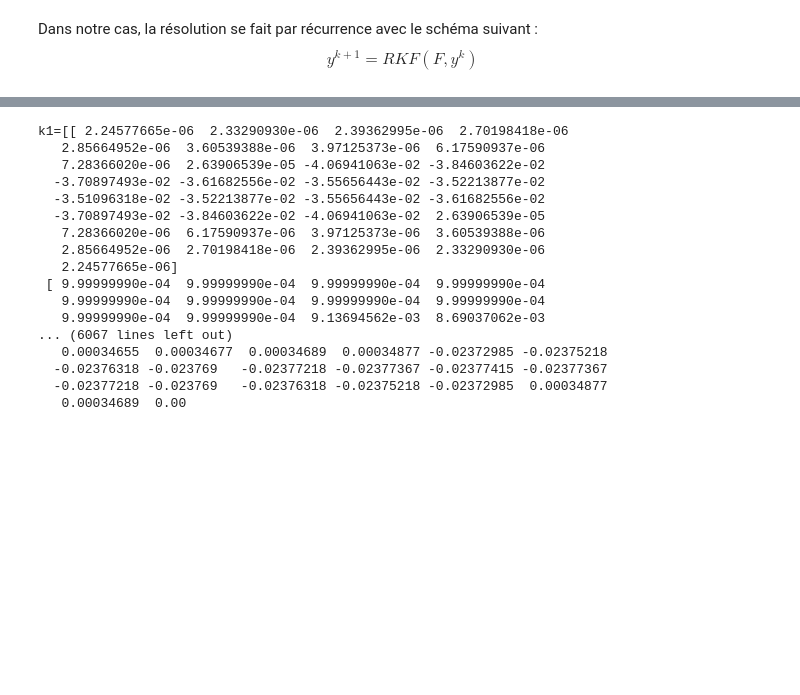
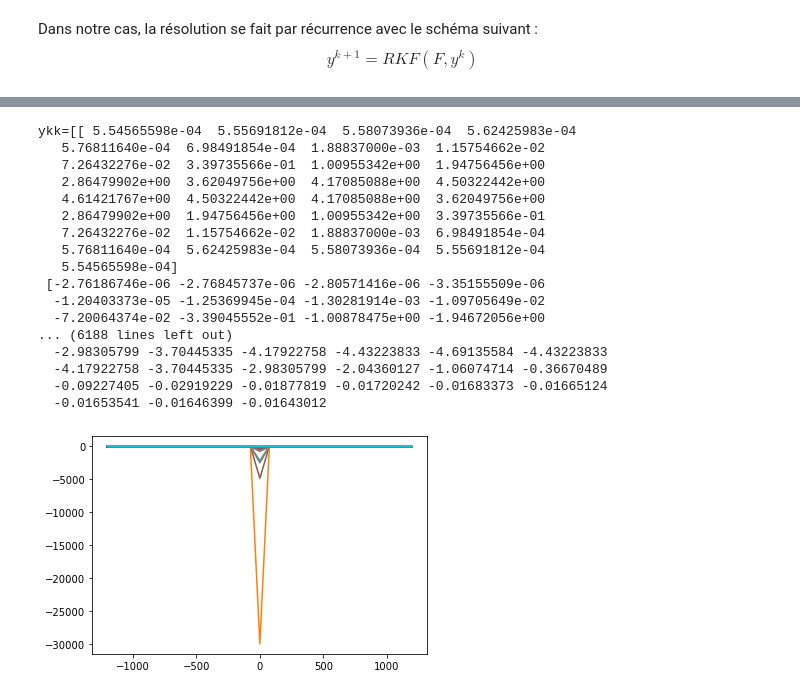
Before and after one commit to thomas-dubard/Seismes-induits, a Jupyter notebook: Modélisation.ipynb, the cells around one changed output, grey strips where cells are left out. Cells and saved outputs as stored; diff of their text form; code cells hidden in the pictures; blank space fills up the shorter version.

```diff
--- a/Modélisation.ipynb
+++ b/Modélisation.ipynb
@@ -70,23 +70,23 @@ mu = 30e9
 sigma = 100e6
 rho = 2400
 
-a = 2e-4
+a = 2e-3
 b = 1e-3
 v0 = 1e-9
 dc = 1e-3
 taubdot = 1e-2 #Pa.s-1
 
-eta = np.sqrt(mu*rho/2)
-Lb = mu*dc/(b*sigma)
+eta = np.sqrt(mu*rho/2) #=6000000
+Lb = mu*dc/(b*sigma) #=300
 
-alpha = a/b
-beta = eta*v0/(b*sigma)
-taubbardot = dc*taubdot/(b*sigma*v0)
+alpha = a/b #=0.2
+beta = eta*v0/(b*sigma) #=6e-08
+taubbardot = dc*taubdot/(b*sigma*v0) #=0.1
 
-deltaX = int(Lb/4)
+deltaX = int(Lb/4) #=75
 #deltaX < Lb
 #L > Lb
-N = 300
+N = 100
 I = 32
 L = I * deltaX
 # %%
@@ -206,36 +208,37 @@ plt.show()
 # %%
-phik = np.log(A)
-nuk = np.log(B)
+phik = np.log(C)
+nuk = np.log(D)
 
 yk = np.array([phik, nuk])
 
 Phi = [phik]
 Nu = [nuk]
 
 for n in range(N):
     res = RKF(F, yk, h)
     yk = res[0]
     h = res[1]
     Phi.append(yk[0])
     Nu.append(yk[1])
 # %% [output]
-k1=[[ 2.24577665e-06  2.33290930e-06  2.39362995e-06  2.70198418e-06
-   2.85664952e-06  3.60539388e-06  3.97125373e-06  6.17590937e-06
-   7.28366020e-06  2.63906539e-05 -4.06941063e-02 -3.84603622e-02
-  -3.70897493e-02 -3.61682556e-02 -3.55656443e-02 -3.52213877e-02
-  -3.51096318e-02 -3.52213877e-02 -3.55656443e-02 -3.61682556e-02
-  -3.70897493e-02 -3.84603622e-02 -4.06941063e-02  2.63906539e-05
-   7.28366020e-06  6.17590937e-06  3.97125373e-06  3.60539388e-06
-   2.85664952e-06  2.70198418e-06  2.39362995e-06  2.33290930e-06
-   2.24577665e-06]
- [ 9.99999990e-04  9.99999990e-04  9.99999990e-04  9.99999990e-04
-   9.99999990e-04  9.99999990e-04  9.99999990e-04  9.99999990e-04
-   9.99999990e-04  9.99999990e-04  9.13694562e-03  8.69037062e-03
-... (6067 lines left out)
-   0.00034655  0.00034677  0.00034689  0.00034877 -0.02372985 -0.02375218
-  -0.02376318 -0.023769   -0.02377218 -0.02377367 -0.02377415 -0.02377367
-  -0.02377218 -0.023769   -0.02376318 -0.02375218 -0.02372985  0.00034877
-   0.00034689  0.00
+ykk=[[ 5.54565598e-04  5.55691812e-04  5.58073936e-04  5.62425983e-04
+   5.76811640e-04  6.98491854e-04  1.88837000e-03  1.15754662e-02
+   7.26432276e-02  3.39735566e-01  1.00955342e+00  1.94756456e+00
+   2.86479902e+00  3.62049756e+00  4.17085088e+00  4.50322442e+00
+   4.61421767e+00  4.50322442e+00  4.17085088e+00  3.62049756e+00
+   2.86479902e+00  1.94756456e+00  1.00955342e+00  3.39735566e-01
+   7.26432276e-02  1.15754662e-02  1.88837000e-03  6.98491854e-04
+   5.76811640e-04  5.62425983e-04  5.58073936e-04  5.55691812e-04
+   5.54565598e-04]
+ [-2.76186746e-06 -2.76845737e-06 -2.80571416e-06 -3.35155509e-06
+  -1.20403373e-05 -1.25369945e-04 -1.30281914e-03 -1.09705649e-02
+  -7.20064374e-02 -3.39045552e-01 -1.00878475e+00 -1.94672056e+00
+... (6188 lines left out)
+  -2.98305799 -3.70445335 -4.17922758 -4.43223833 -4.69135584 -4.43223833
+  -4.17922758 -3.70445335 -2.98305799 -2.04360127 -1.06074714 -0.36670489
+  -0.09227405 -0.02919229 -0.01877819 -0.01720242 -0.01683373 -0.01665124
+  -0.01653541 -0.01646399 -0.01643012
+[figure, added]
 # %%
 #Affichage
 
```
Also changed, not shown: parts of 5 cells of this notebook.
